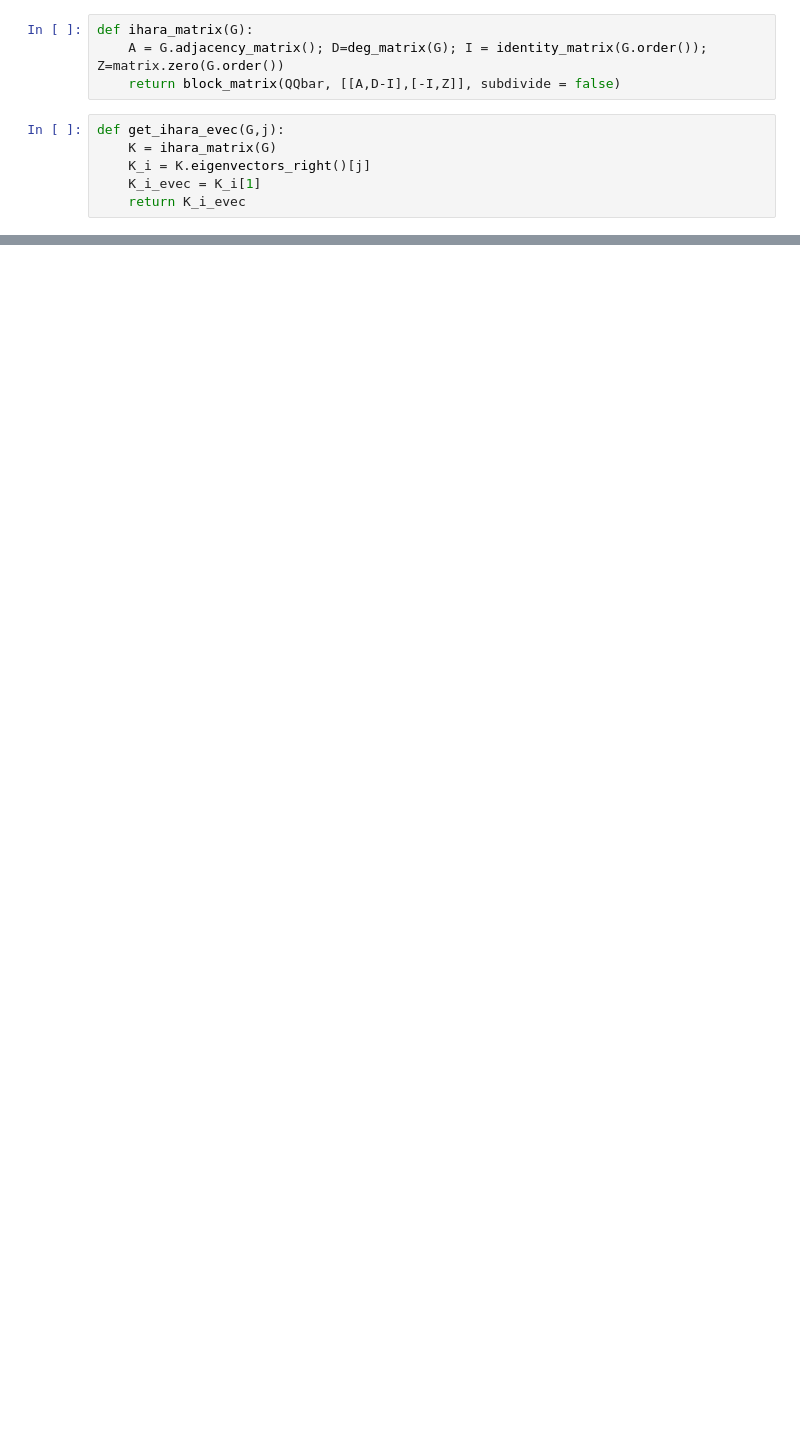
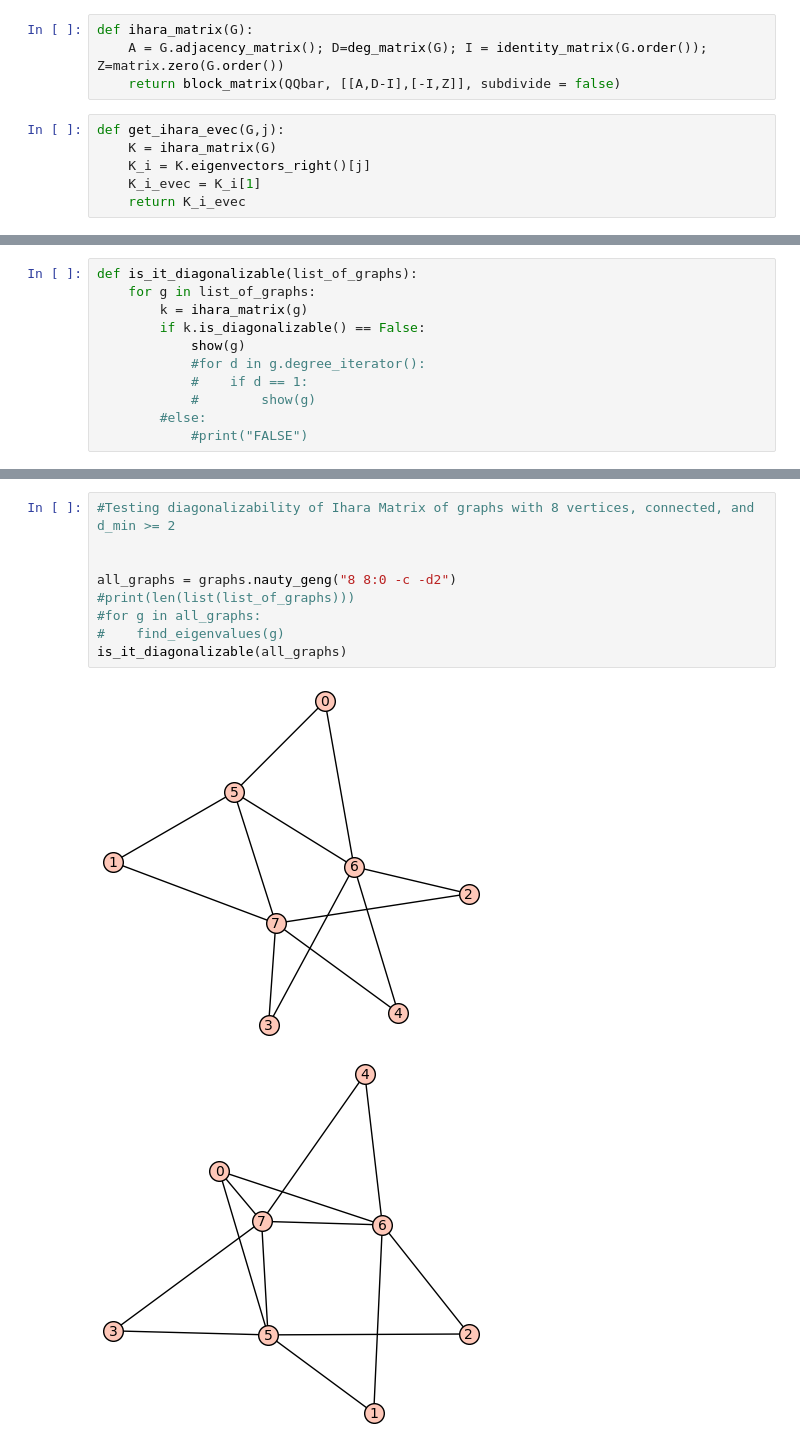
Before and after one commit to davizacheu/Spectral-Graph-Theory-Research, a Jupyter notebook: NB_Functions.ipynb, the cells around one changed output, grey strips where cells are left out. Cells and saved outputs as stored; diff of their text form; blank space fills up the shorter version.

```diff
--- a/NB_Functions.ipynb
+++ b/NB_Functions.ipynb
@@ -256,0 +168,11 @@ def deg_two_graph(n,p):
+# %%
+def is_it_diagonalizable(list_of_graphs):
+    for g in list_of_graphs:
+        k = ihara_matrix(g)
+        if k.is_diagonalizable() == False:
+            show(g)
+            #for d in g.degree_iterator():
+            #    if d == 1:
+            #        show(g)
+        #else:
+            #print("FALSE")
@@ -256,0 +223,12 @@ def deg_two_graph(n,p):
+# %%
+#Testing diagonalizability of Ihara Matrix of graphs with 8 vertices, connected, and d_min >= 2
+
+
+all_graphs = graphs.nauty_geng("8 8:0 -c -d2")
+#print(len(list(list_of_graphs)))
+#for g in all_graphs:
+#    find_eigenvalues(g)
+is_it_diagonalizable(all_graphs)
+# %% [output]
+[figure, added]
+[figure, added]
```
Also changed, not shown: parts of 19 cells of this notebook.
